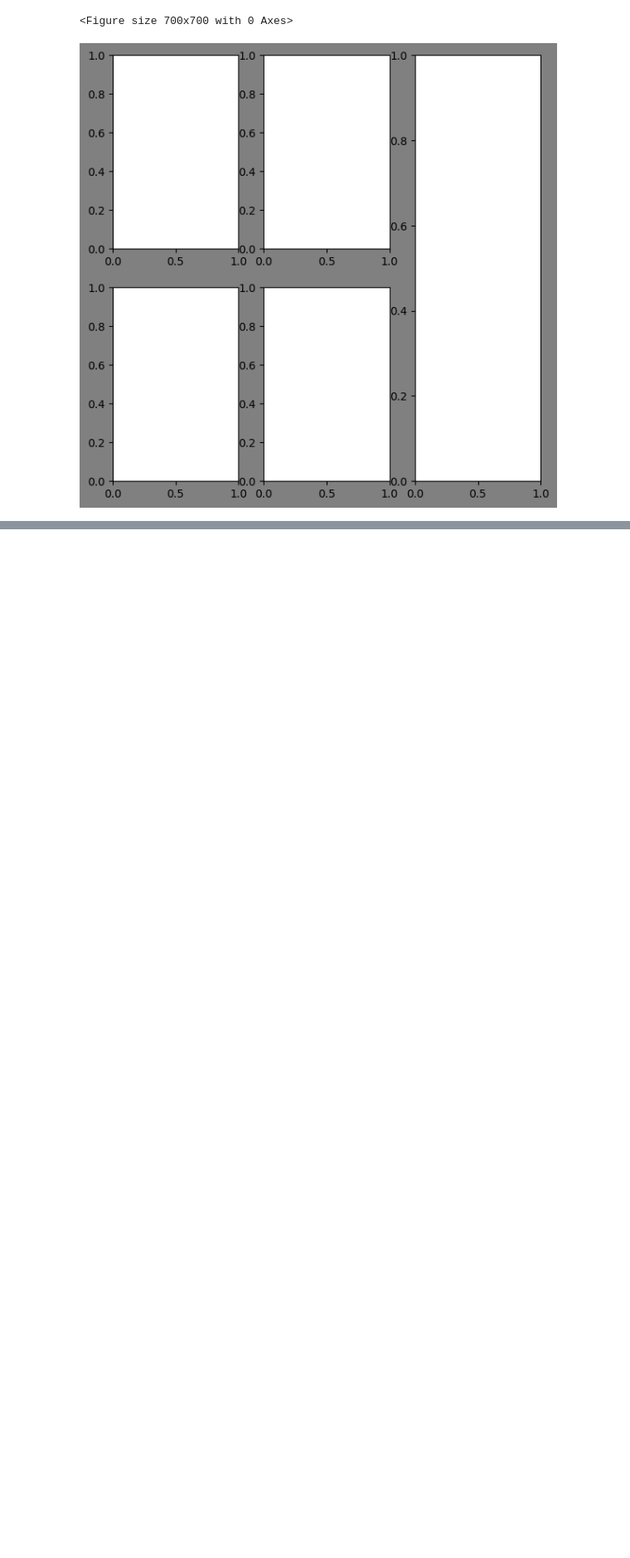
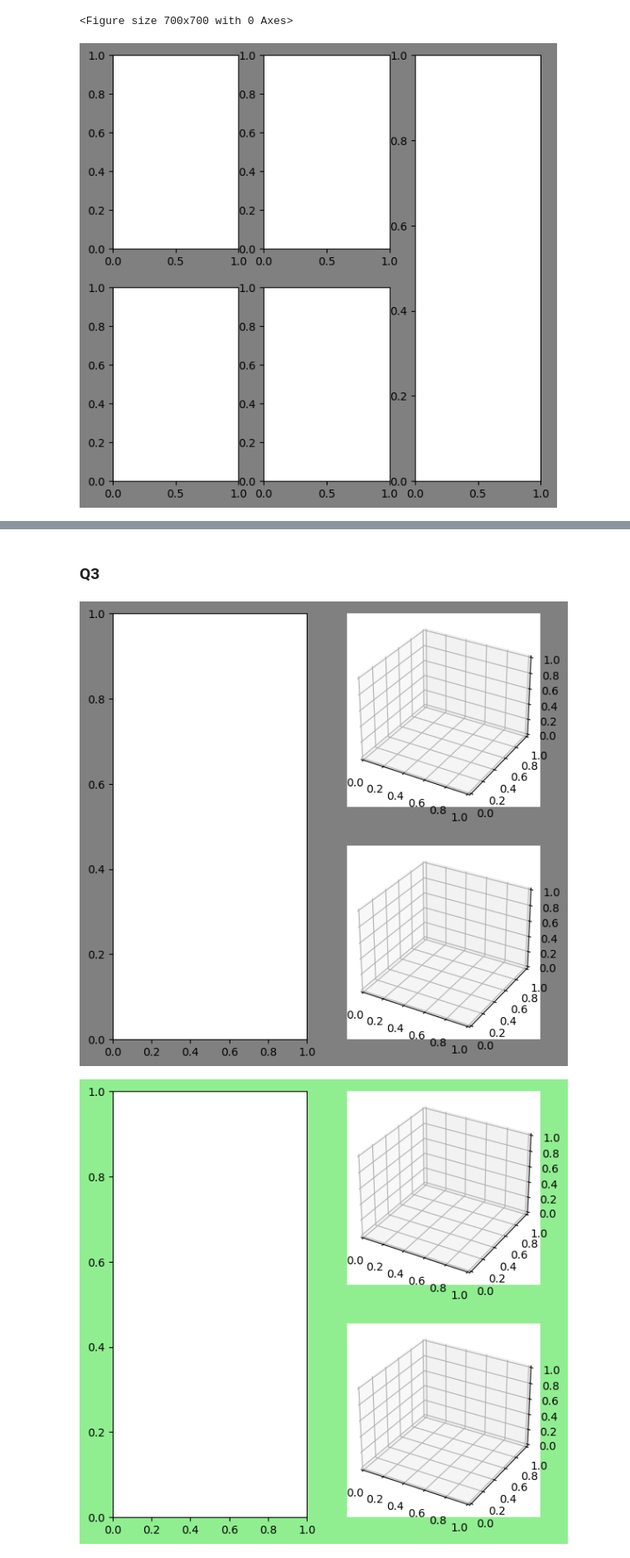
Before and after one commit to scarypillowz/Matplotlib, a Jupyter notebook: matplotlib 기초.ipynb, the cells around one changed output, grey strips where cells are left out. Shown at 83% size. Cells and saved outputs as stored; diff of their text form; code cells hidden in the pictures; blank space fills up the shorter version.

```diff
--- a/matplotlib 기초.ipynb
+++ b/matplotlib 기초.ipynb
@@ -149,0 +201,19 @@ ax5 = plt.subplot2grid((3, 3), (2, 1), fig=fig)
+# %% [markdown]
+### Q3
+# %%
+# fig.add_subplot
+fig = plt.figure(figsize=(7, 7), facecolor='gray')
+ax1 = fig.add_subplot(1, 2, 1)
+ax2 = fig.add_subplot(2, 2, 2, projection='3d')
+ax3 = fig.add_subplot(2, 2, 4, projection='3d')
+
+# plt.subplots
+
+# plt.subplot2grid
+fig = plt.figure(figsize=(7, 7), facecolor='lightgreen')
+ax1 = plt.subplot2grid((2, 2), (0, 0), rowspan=2, fig=fig)
+ax2 = plt.subplot2grid((2, 2), (0, 1), projection='3d', fig=fig)
+ax3 = plt.subplot2grid((2, 2), (1, 1), projection='3d', fig=fig)
+# %% [output]
+[figure, added]
+[figure, added]
```
Also changed, not shown: parts of 30 cells of this notebook.
